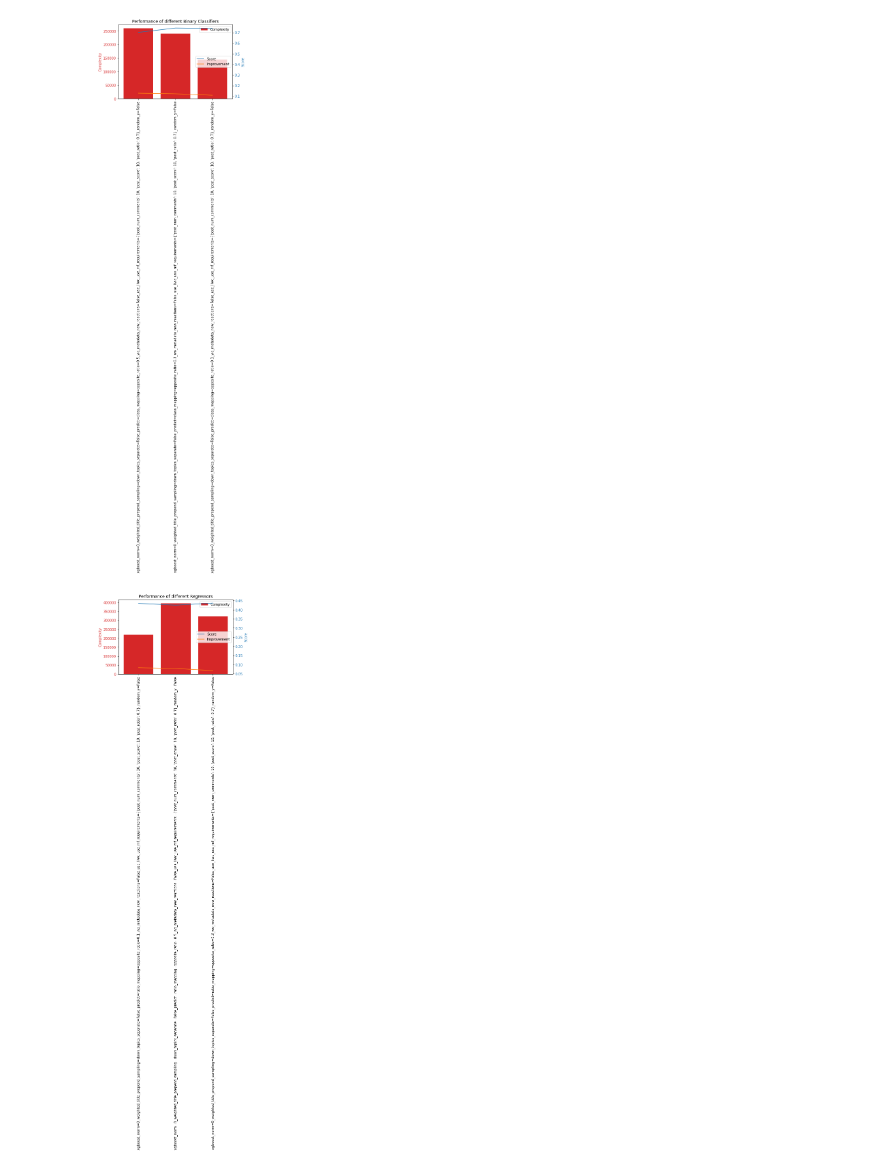
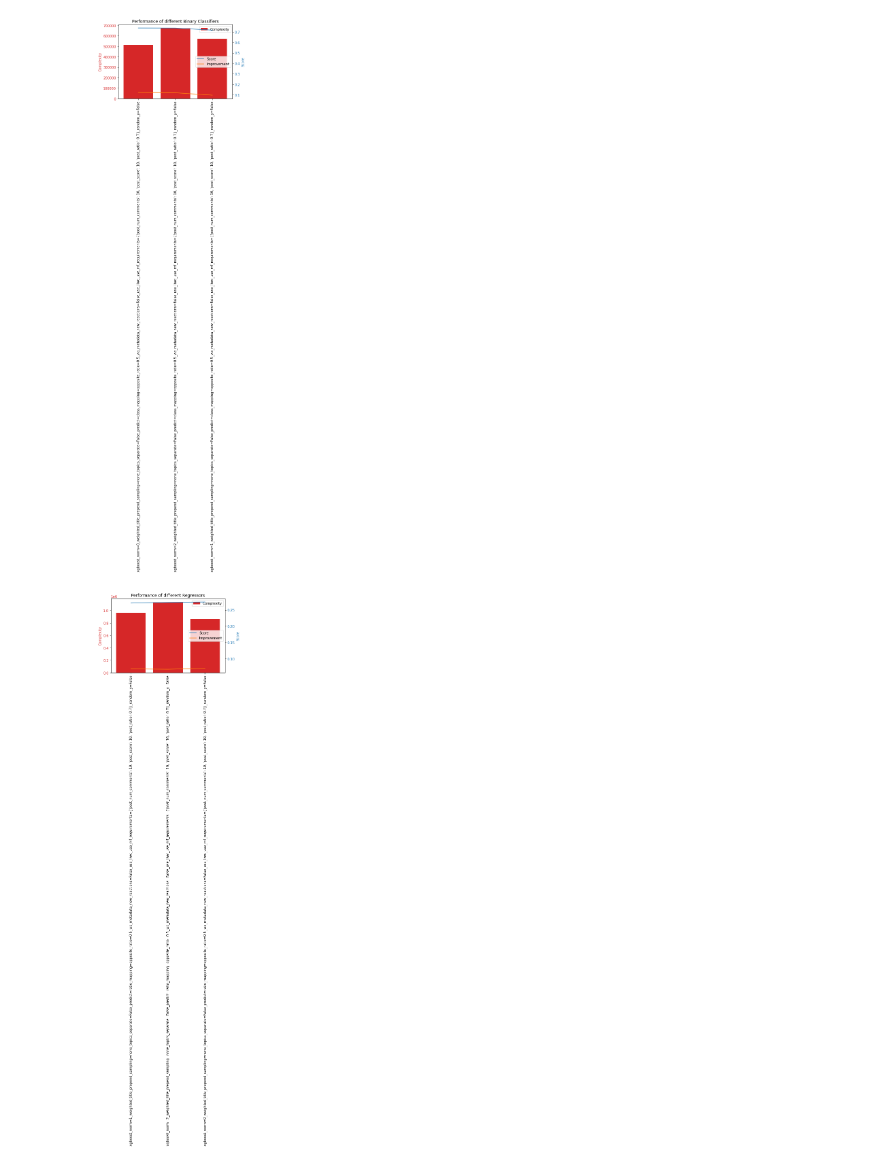
Before and after one commit to Hadjimina/Reddit_Morality_Analysis, a Jupyter notebook: feature_analysis/Jupiter Notebooks/Score Visualisation.ipynb, the cells around one changed output. Cells and saved outputs as stored; diff of their text form; code cells hidden in the pictures.

Commit message:
visualisation improvement

```diff
--- a/feature_analysis/Jupiter Notebooks/Score Visualisation.ipynb
+++ b/feature_analysis/Jupiter Notebooks/Score Visualisation.ipynb
@@ -7,7 +7,6 @@ df_scores = pd.read_csv("../output/model_comparisons.csv")
 df_scores = df_scores.loc[~df_scores["is_random"]]
 df_scores = df_scores.drop(columns=["is_random"])
 
-df_scores=df_scores.sort_values(by='Improvement', ascending=False)
 df_scores.head(10)
 #print(df_scores.head(10).to_string())
 # %% [output]
@@ -21,34 +20,37 @@ df_scores.head(10)
 # %%
 df_reg = df_scores.loc[df_scores["is_regression"]]
 df_bin = df_scores.loc[~df_scores["is_regression"]]
+
+df_reg = df_reg.sort_values(by='Score', ascending=True)
+df_bin = df_bin.sort_values(by='Score', ascending=False)
 
 for df in [df_bin, df_reg]:
     clf_type = "Regressors" if df.iloc[0]["is_regression"] else "Binary Classifiers"
     x_ticks = df["Name"]
     x_loc = range(len(df))
     fig, ax1 = plt.subplots()
 
     color = 'tab:red'
     ax1.set_ylabel('Complexity', color=color)  # we already handled the x-label with ax1
     ax1.bar(x_loc, df["Complexity"], color=color, )
     ax1.tick_params(axis='y', labelcolor=color)
     ax1.set_xticks(x_loc)
     ax1.set_xticklabels(x_ticks, rotation = 90)
 
     ax2 = ax1.twinx()  # instantiate a second axes that shares the same x-axis
 
     color = 'tab:blue'
     ax2.set_ylabel('Score', color=color)
     ax2.plot(x_loc, df["Score"], color='tab:blue',)
     ax2.plot(x_loc, df["Improvement"], color='tab:orange')
     ax2.tick_params(axis='y', labelcolor=color)
 
     ax1.legend(['Complexity'])
     ax2.legend(['Score', 'Improvement'])
     fig.tight_layout()  # otherwise the right y-label is slightly clipped
 
     plt.title(f"Performance of different {clf_type}")
     plt.show()
 # %% [output]
-[figure, old version]
+[figure, new version]
-[figure, old version]
+[figure, new version]
```
Also changed, not shown: parts of 1 cell of this notebook, 1 other file.
